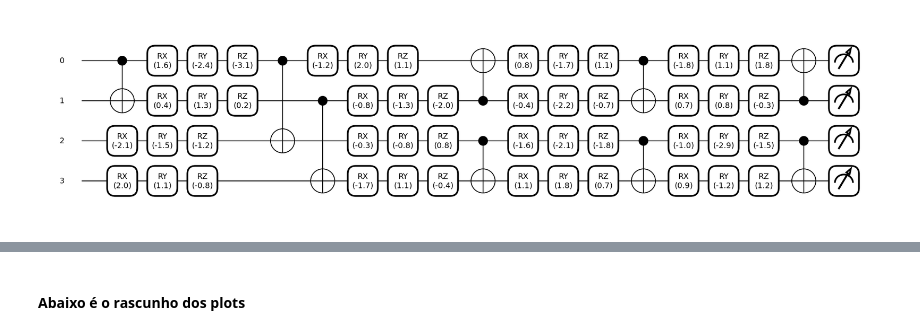
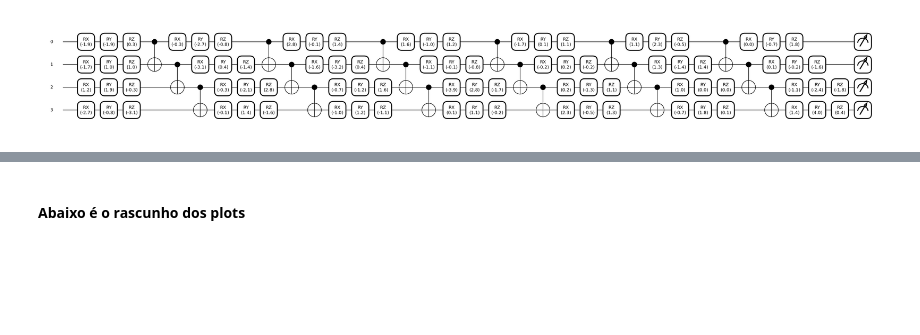
Before and after one commit to SchultzVV/Qiskit, a Jupyter notebook: scraps_plots.ipynb, the cells around one changed output, grey strips where cells are left out. Cells and saved outputs as stored; diff of their text form; code cells hidden in the pictures; blank space fills up the shorter version.

```diff
--- a/scraps_plots.ipynb
+++ b/scraps_plots.ipynb
@@ -11,10 +9,10 @@ import os
 # %%
 n_qubits = 4
 fidelidades = []
-
-circuit, params = vqa_extra_cnot(n_qubits)
+for i in range(1,7):
+    circuit, params = vqa(n_qubits,)
 target_vector, target_op = init_state_rsvg(n_qubits)
 fig, ax = qml.draw_mpl(circuit, decimals=1)(params, target_op)
 plt.show()
 # %% [output]
-[figure, old version]
+[figure, new version]
```
Also changed, not shown: parts of 5 cells of this notebook, 7 other files.
